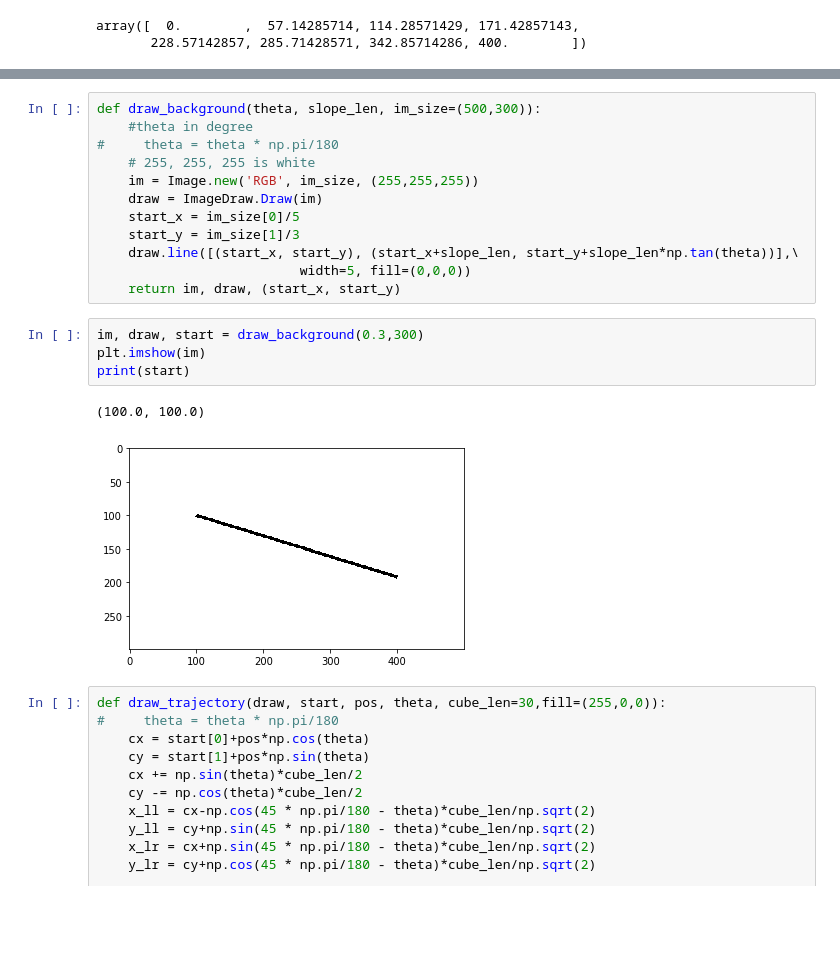
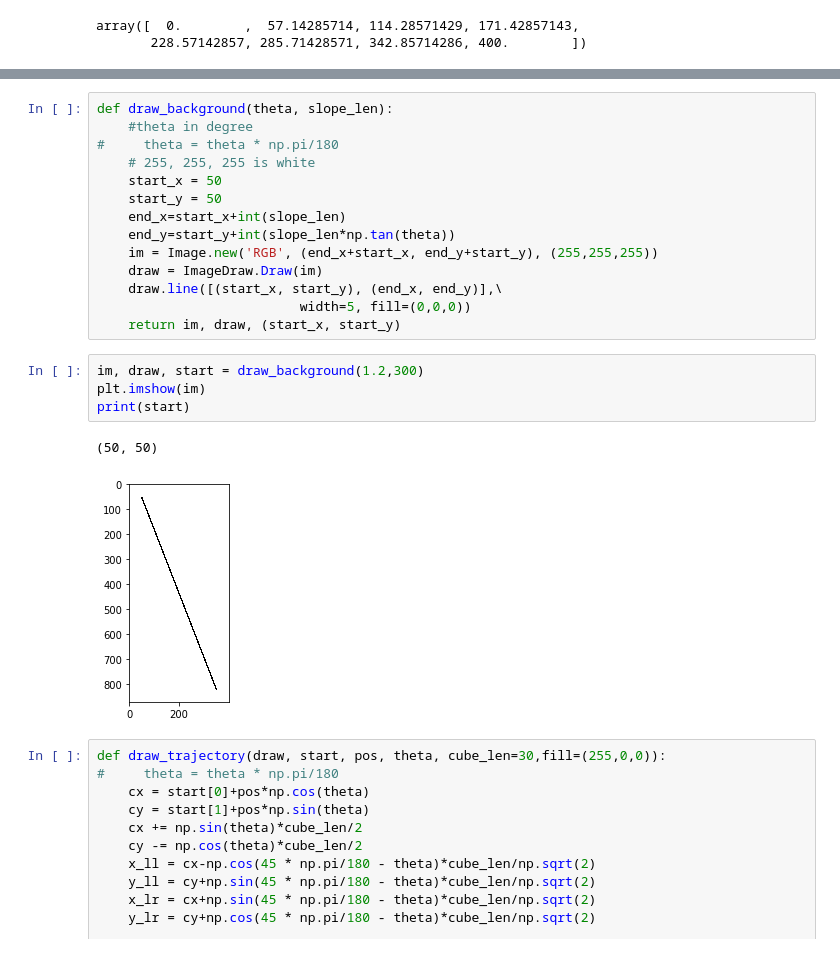
Before and after one commit to tinagu945/CausalPhys, a Jupyter notebook: visualization_806.ipynb, the cells around one changed output, grey strips where cells are left out. Saved outputs shown, nothing was run; the diff lists cells and outputs as text; blank space fills up the shorter version.

Commit message:
More plotting stuff

```diff
--- a/visualization_806.ipynb
+++ b/visualization_806.ipynb
@@ -242,24 +345,26 @@ Position 0 tensor([   2.1134,    2.7259,    1.8375,   -0.5516,   -4.4416,   -9.8
         84.5706, 89.5046], device='cuda:0', grad_fn=<SelectBackward>)
 Avg nll loss 21866.923876953126
 # %%
-def draw_background(theta, slope_len, im_size=(500,300)):
+def draw_background(theta, slope_len):
     #theta in degree
 #     theta = theta * np.pi/180
     # 255, 255, 255 is white
-    im = Image.new('RGB', im_size, (255,255,255))
+    start_x = 50
+    start_y = 50
+    end_x=start_x+int(slope_len)
+    end_y=start_y+int(slope_len*np.tan(theta))
+    im = Image.new('RGB', (end_x+start_x, end_y+start_y), (255,255,255))
     draw = ImageDraw.Draw(im)
-    start_x = im_size[0]/5
-    start_y = im_size[1]/3
-    draw.line([(start_x, start_y), (start_x+slope_len, start_y+slope_len*np.tan(theta))],\
+    draw.line([(start_x, start_y), (end_x, end_y)],\
                           width=5, fill=(0,0,0))
     return im, draw, (start_x, start_y)
 # %%
-im, draw, start = draw_background(0.3,300)
+im, draw, start = draw_background(1.2,300)
 plt.imshow(im)
 print(start)
 # %% [output]
-(100.0, 100.0)
+(50, 50)
-[figure, old version]
+[figure, new version]
 # %%
 def draw_trajectory(draw, start, pos, theta, cube_len=30,fill=(255,0,0)):
 #     theta = theta * np.pi/180
```
Also changed, not shown: parts of 14 cells of this notebook, 7 other files.
